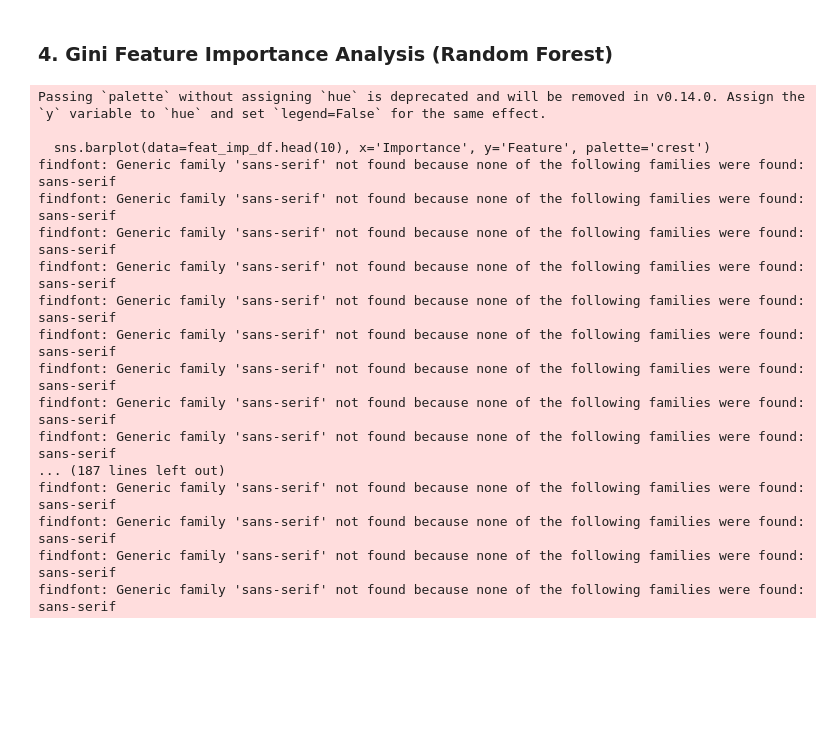
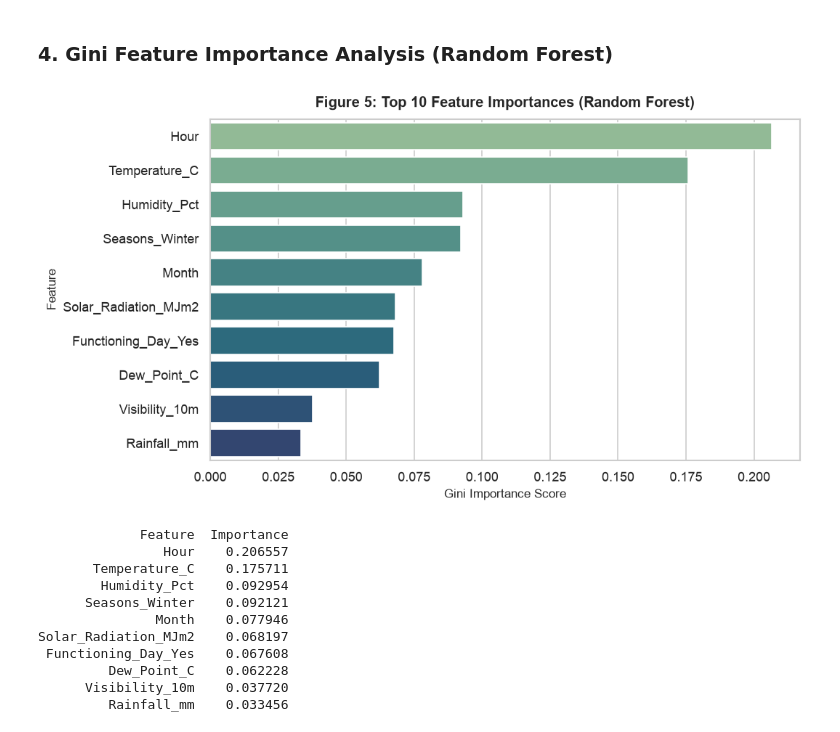
Before and after one commit to Gavin-The-Nub/intdsciFINALS, a Jupyter notebook: seoul_bike_ml_project.ipynb, the cells around one changed output. Drawn from its saved outputs; the diff is of its cells as text; code cells hidden in the pictures; blank space fills up the shorter version.

```diff
--- a/seoul_bike_ml_project.ipynb
+++ b/seoul_bike_ml_project.ipynb
@@ -239,7 +245,8 @@ findfont: Generic family 'sans-serif' not found because none of the following fa
 df['Demand_Class'] = (df['Rented_Bike_Count'] >= 505).astype(int)
 
 # Extract calendar features
-df['Date'] = pd.to_datetime(df['Date'], format='%d/%m/%Y')
+if not pd.api.types.is_datetime64_any_dtype(df['Date']):
+    df['Date'] = pd.to_datetime(df['Date'], format='%d/%m/%Y')
 df['Month'] = df['Date'].dt.month
 df['DayOfWeek'] = df['Date'].dt.dayofweek
 
@@ -549,40 +537,35 @@ High Demand (>=505)     0.9647    0.9469    0.9558       867
 # %%
 rf_step = trained_pipelines['Random Forest Classifier'].named_steps['clf']
 feature_names = [f.replace('num__', '').replace('cat__', '') for f in transformed_feature_names]
 importances = rf_step.feature_importances_
 
 feat_imp_df = pd.DataFrame({
     'Feature': feature_names,
     'Importance': importances
 }).sort_values(by='Importance', ascending=False)
 
 plt.figure(figsize=(9, 5))
-sns.barplot(data=feat_imp_df.head(10), x='Importance', y='Feature', palette='crest')
+sns.barplot(data=feat_imp_df.head(10), x='Importance', y='Feature', hue='Feature', palette='crest', legend=False)
 plt.title("Figure 5: Top 10 Feature Importances (Random Forest)", fontsize=12, fontweight='bold', pad=10)
 plt.xlabel("Gini Importance Score", fontsize=10)
 plt.ylabel("Feature", fontsize=10)
 plt.tight_layout()
 plt.show()
 
 print(feat_imp_df.head(10).to_string(index=False))
 # %% [output]
+[figure, added]
-Passing `palette` without assigning `hue` is deprecated and will be removed in v0.14.0. Assign the `y` variable to `hue` and set `legend=False` for the same effect.
-
-  sns.barplot(data=feat_imp_df.head(10), x='Importance', y='Feature', palette='crest')
-findfont: Generic family 'sans-serif' not found because none of the following families were found: sans-serif
-findfont: Generic family 'sans-serif' not found because none of the following families were found: sans-serif
-findfont: Generic family 'sans-serif' not found because none of the following families were found: sans-serif
-findfont: Generic family 'sans-serif' not found because none of the following families were found: sans-serif
-findfont: Generic family 'sans-serif' not found because none of the following families were found: sans-serif
-findfont: Generic family 'sans-serif' not found because none of the following families were found: sans-serif
-findfont: Generic family 'sans-serif' not found because none of the following families were found: sans-serif
-findfont: Generic family 'sans-serif' not found because none of the following families were found: sans-serif
-findfont: Generic family 'sans-serif' not found because none of the following families were found: sans-serif
-... (187 lines left out)
-findfont: Generic family 'sans-serif' not found because none of the following families were found: sans-serif
-findfont: Generic family 'sans-serif' not found because none of the following families were found: sans-serif
-findfont: Generic family 'sans-serif' not found because none of the following families were found: sans-serif
-findfont: Generic family 'sans-serif' not found because none of the following families were found: sans-serif
+             Feature  Importance
+                Hour    0.206557
+       Temperature_C    0.175711
+        Humidity_Pct    0.092954
+      Seasons_Winter    0.092121
+               Month    0.077946
+Solar_Radiation_MJm2    0.068197
+ Functioning_Day_Yes    0.067608
+         Dew_Point_C    0.062228
+      Visibility_10m    0.037720
+         Rainfall_mm    0.033456
 # %% [markdown]
 ### 5. Error Analysis and Practical Interpretation
 * **True Negatives ($TN = 855$):** Low-demand hours correctly classified as Low. Prevents wasteful logistics dispatch.
```
Also changed, not shown: parts of 13 cells of this notebook, 3 other files.
